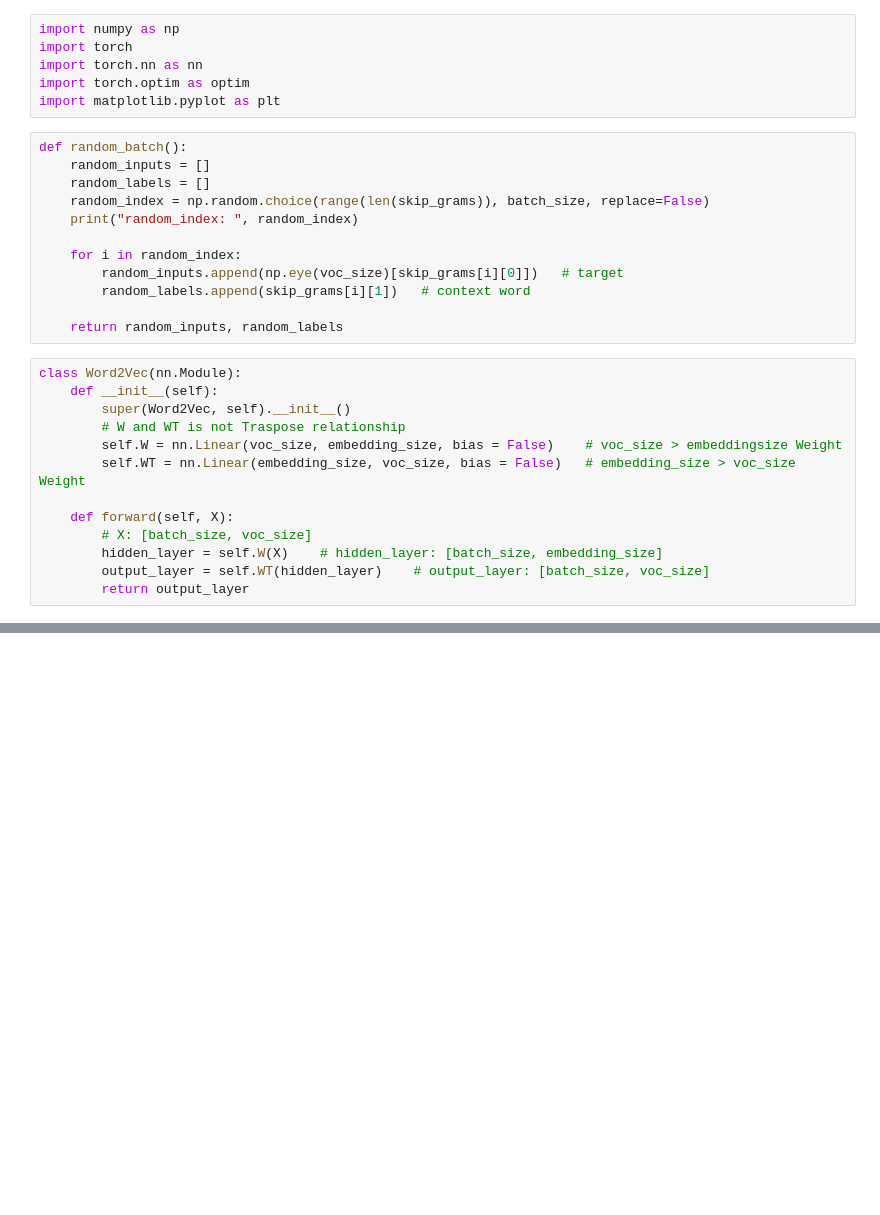
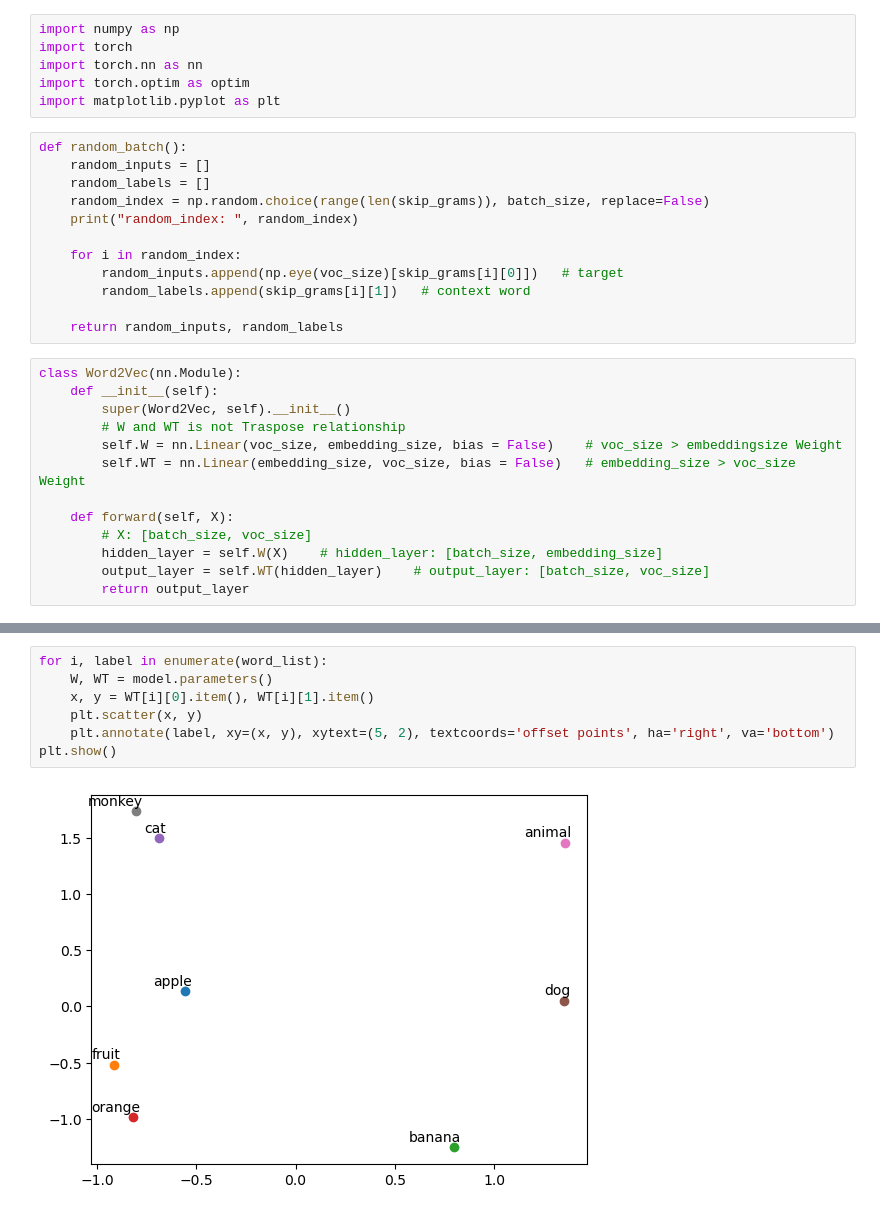
Before and after one commit to LeSoleil-A/DLTutorial, a Jupyter notebook: NLP-Tutorial/1-2.Word2Vec.ipynb, the cells around one changed output, grey strips where cells are left out. Cells and saved outputs as stored; diff of their text form; blank space fills up the shorter version.

```diff
--- a/NLP-Tutorial/1-2.Word2Vec.ipynb
+++ b/NLP-Tutorial/1-2.Word2Vec.ipynb
@@ -96,0 +110,9 @@ output:  tensor([[ 0.0362,  0.0283, -0.0831, -0.1657,  0.0627, -0.2006, -0.1568,
+# %%
+for i, label in enumerate(word_list):
+    W, WT = model.parameters()
+    x, y = WT[i][0].item(), WT[i][1].item()
+    plt.scatter(x, y)
+    plt.annotate(label, xy=(x, y), xytext=(5, 2), textcoords='offset points', ha='right', va='bottom')
+plt.show()
+# %% [output]
+[figure, added]
```
Also changed, not shown: parts of 2 cells of this notebook, 1 other file.
